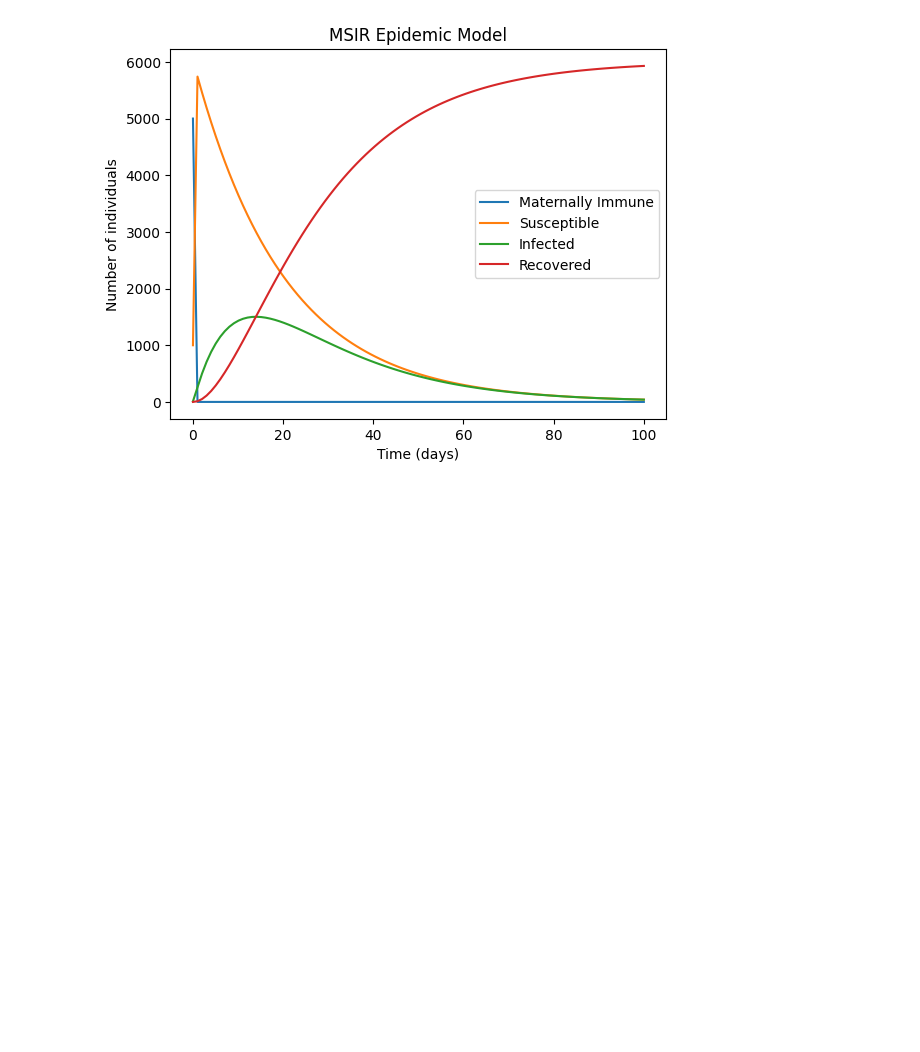
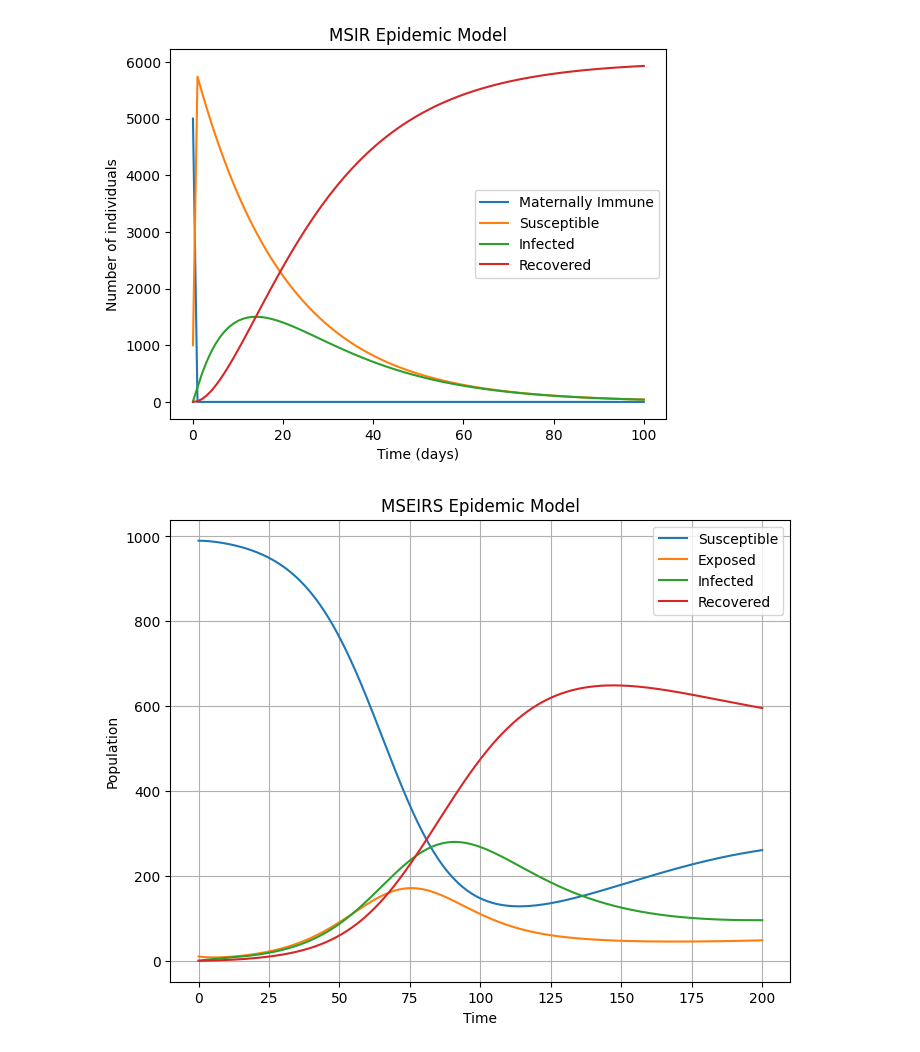
Before and after one commit to imghady/Models-of-percolation-and-epidemic-spreading, a Jupyter notebook: csp.ipynb, the cells around one changed output. Saved outputs shown, nothing was run; the diff lists cells and outputs as text; code cells hidden in the pictures; blank space fills up the shorter version.

Commit message:
add MSEIRS model and some cleaning

```diff
--- a/csp.ipynb
+++ b/csp.ipynb
@@ -354,3 +342,52 @@ plt.legend()
 plt.show()
 # %% [output]
 [figure]
+# %%
+# Define the MSEIRS model function
+def mseirs_model(y, t, beta, sigma, gamma, mu):
+    S, E, I, R, N = y
+
+    dSdt = -beta * S * I / N + mu * R
+    dEdt = beta * S * I / N - sigma * E
+    dIdt = sigma * E - gamma * I
+    dRdt = gamma * I - mu * R
+    dNdt = 0
+
+    return [dSdt, dEdt, dIdt, dRdt, dNdt]
+
+# Set the parameters
+beta = 0.2   # transmission rate
+sigma = 0.1  # incubation rate
+gamma = 0.05 # recovery rate
+mu = 0.01    # immunity loss rate
+
+# Set the initial conditions
+S0 = 990   # initial susceptible population
+E0 = 10    # initial exposed population
+I0 = 0     # initial infected population
+R0 = 0     # initial recovered population
+N = S0 + E0 + I0 + R0   # total population
+
+y0 = [S0, E0, I0, R0, N]  # initial state vector
+
+# Set the time points for simulation
+t = np.linspace(0, 200, 1000)
+
+# Solve the differential equations
+sol = odeint(mseirs_model, y0, t, args=(beta, sigma, gamma, mu))
+S, E, I, R, N = sol.T
+
+# Plot the results
+plt.figure(figsize=(8, 6))
+plt.plot(t, S, label='Susceptible')
+plt.plot(t, E, label='Exposed')
+plt.plot(t, I, label='Infected')
+plt.plot(t, R, label='Recovered')
+plt.xlabel('Time')
+plt.ylabel('Population')
+plt.title('MSEIRS Epidemic Model')
+plt.legend()
+plt.grid(True)
+plt.show()
+# %% [output]
+[figure, added]
```
Also changed, not shown: parts of 5 cells of this notebook.
